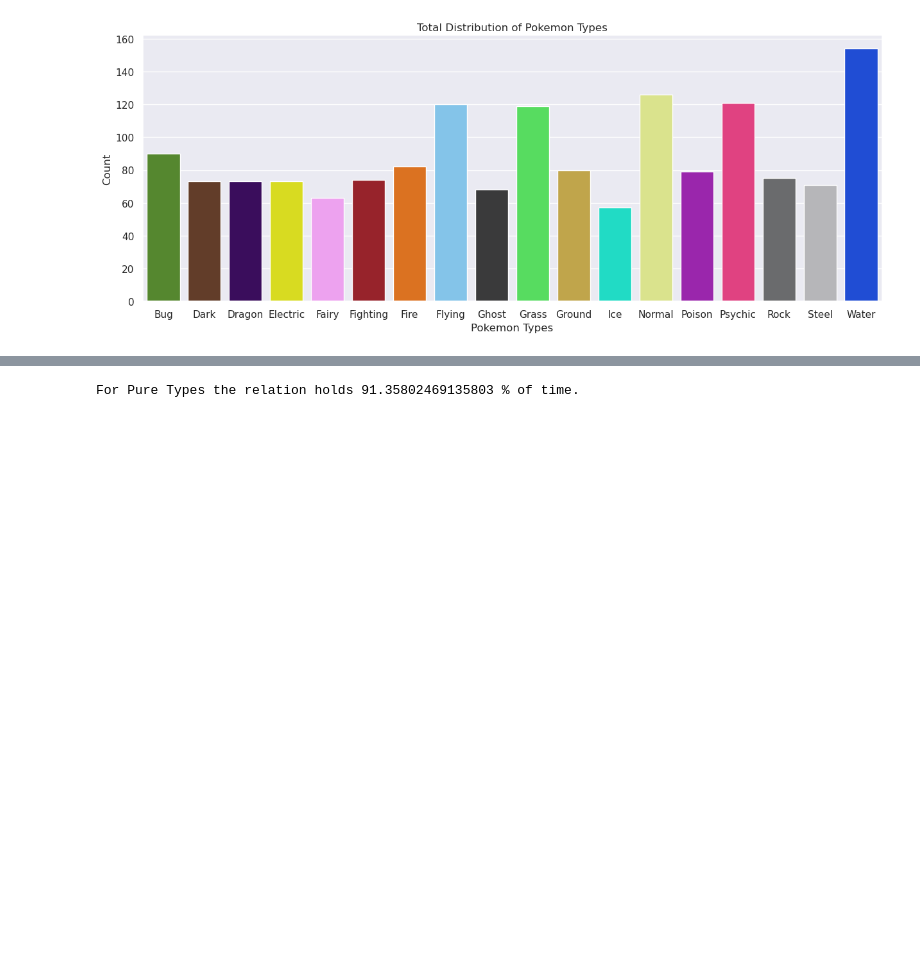
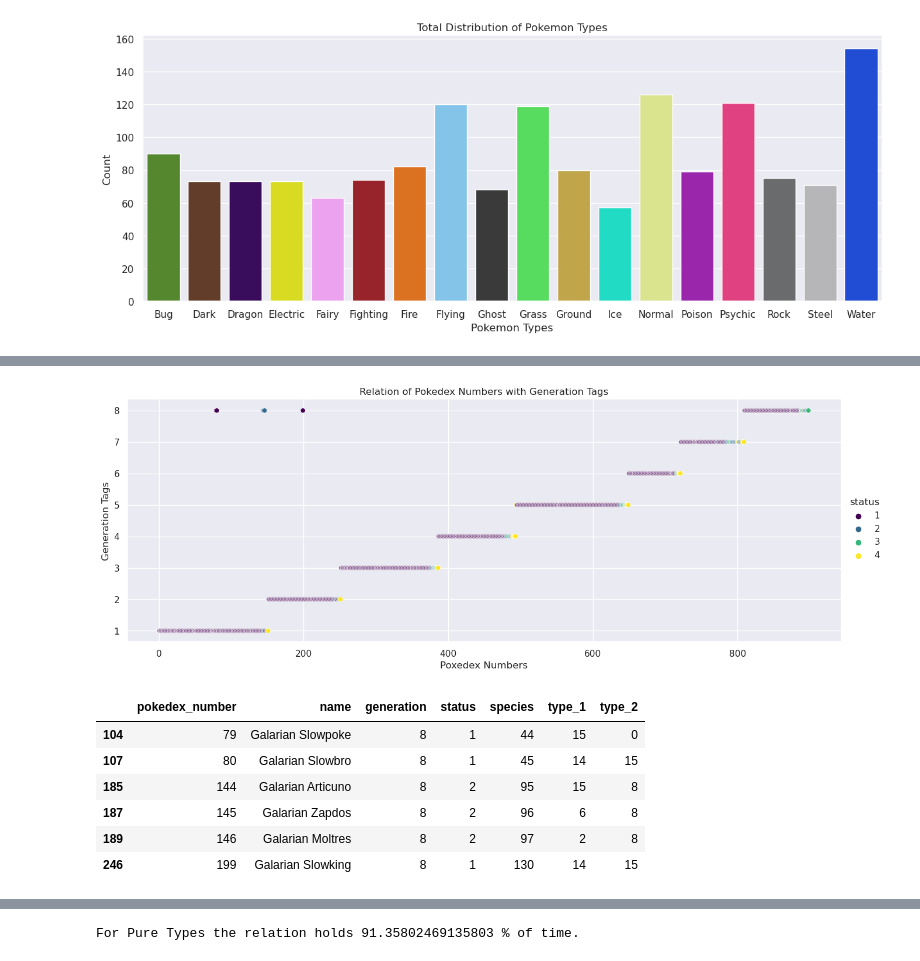
Before and after one commit to Akuson/projects, a Jupyter notebook: EDA Pokemon/Decoding Pokemon.ipynb, the cells around one changed output, grey strips where cells are left out. Saved outputs shown, nothing was run; the diff lists cells and outputs as text; code cells hidden in the pictures; blank space fills up the shorter version.

```diff
--- a/EDA Pokemon/Decoding Pokemon.ipynb
+++ b/EDA Pokemon/Decoding Pokemon.ipynb
@@ -941,0 +634,30 @@ Text(0.5, 1.0, 'Total Distribution of Pokemon Types')
+# %%
+# Pokedex Number - Generation
+
+sns.relplot(data=pokedex,x="pokedex_number",y="generation",hue="status",palette=sns.color_palette("viridis",as_cmap=True),height=5,aspect=2.6)
+plt.xlabel("Poxedex Numbers")
+plt.ylabel("Generation Tags")
+plt.title("Relation of Pokedex Numbers with Generation Tags")
+plt.show()
+
+# Exceptional Pokemon from Generation 8:
+pokedex[(pokedex["generation"]==8) & (pokedex["pokedex_number"]<200)].loc[:,['pokedex_number','name','generation','status','species','type_1','type_2']]
+
+# Observations:
+
+# Barring the exceptional Pokemon(all of which have the same prefix value 2), the Generation and Pokedex Number
+# seem to share a "step-functional" relationship.
+
+# Moreover, looking at the Distribution of Status, we observe, in each Generation, the Pokedex numbers are ordered
+# in increasing manner of Status tag.
+
+# The only generation without any Status-4 Pokemon: Generation 8.
+# %% [output]
+[figure, added]
+|  | pokedex_number | name | generation | status | species | type_1 | type_2 |
+| 104 | 79 | Galarian Slowpoke | 8 | 1 | 44 | 15 | 0 |
+| 107 | 80 | Galarian Slowbro | 8 | 1 | 45 | 14 | 15 |
+| 185 | 144 | Galarian Articuno | 8 | 2 | 95 | 15 | 8 |
+| 187 | 145 | Galarian Zapdos | 8 | 2 | 96 | 6 | 8 |
+| 189 | 146 | Galarian Moltres | 8 | 2 | 97 | 2 | 8 |
+| 246 | 199 | Galarian Slowking | 8 | 1 | 130 | 14 | 15 |
```
Also changed, not shown: parts of 68 cells of this notebook, 1 other file.
